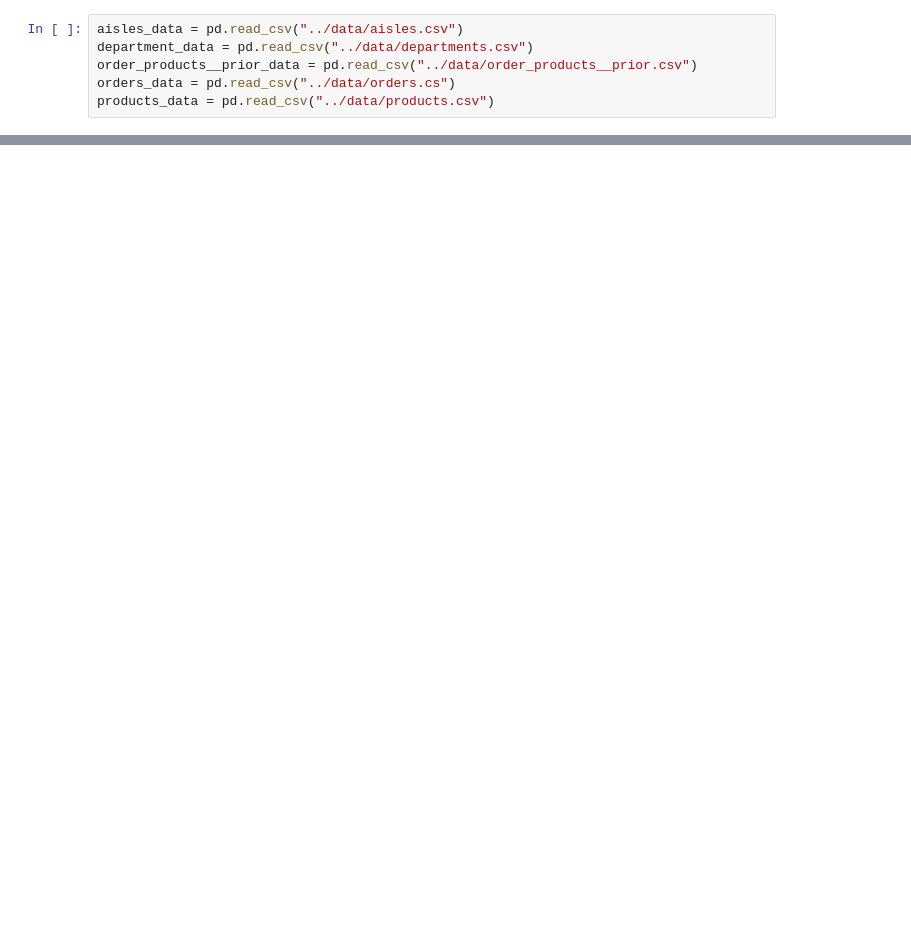
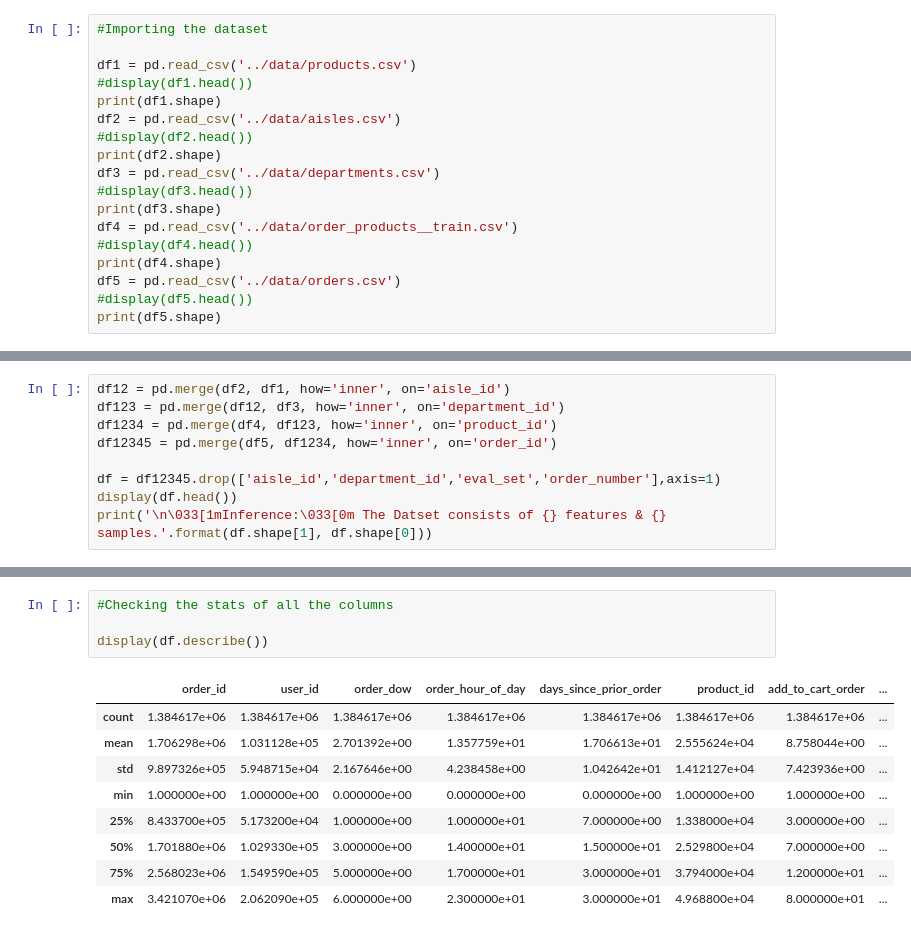
Before and after one commit to mirsahib/Project-GenAI, a Jupyter notebook: Grocery_Store/notebooks/Instacart_Recommendation_System.ipynb, the cells around one changed output, grey strips where cells are left out. Saved outputs shown, nothing was run; the diff lists cells and outputs as text; blank space fills up the shorter version.

Commit message:
:construction: working on exploratory data analysis

```diff
--- a/Grocery_Store/notebooks/Instacart_Recommendation_System.ipynb
+++ b/Grocery_Store/notebooks/Instacart_Recommendation_System.ipynb
@@ -3,7 +5,19 @@ import pandas as pd
 # %%
-aisles_data = pd.read_csv("../data/aisles.csv")
-department_data = pd.read_csv("../data/departments.csv")
-order_products__prior_data = pd.read_csv("../data/order_products__prior.csv")
-orders_data = pd.read_csv("../data/orders.cs")
-products_data = pd.read_csv("../data/products.csv")
+#Importing the dataset
+
+df1 = pd.read_csv('../data/products.csv')
+#display(df1.head())
+print(df1.shape)
+df2 = pd.read_csv('../data/aisles.csv')
+#display(df2.head())
+print(df2.shape)
+df3 = pd.read_csv('../data/departments.csv')
+#display(df3.head())
+print(df3.shape)
+df4 = pd.read_csv('../data/order_products__train.csv')
+#display(df4.head())
+print(df4.shape)
+df5 = pd.read_csv('../data/orders.csv')
+#display(df5.head())
+print(df5.shape)
 # %% [output]
@@ -13,0 +29,9 @@ FileNotFoundError: [Errno 2] No such file or directory: '../data/orders.cs'
+# %%
+df12 = pd.merge(df2, df1, how='inner', on='aisle_id')
+df123 = pd.merge(df12, df3, how='inner', on='department_id')
+df1234 = pd.merge(df4, df123, how='inner', on='product_id')
+df12345 = pd.merge(df5, df1234, how='inner', on='order_id')
+
+df = df12345.drop(['aisle_id','department_id','eval_set','order_number'],axis=1)
+display(df.head())
+print('\n\033[1mInference:\033[0m The Datset consists of {} features & {} samples.'.format(df.shape[1], df.shape[0]))
@@ -13,0 +85,14 @@ FileNotFoundError: [Errno 2] No such file or directory: '../data/orders.cs'
+# %%
+#Checking the stats of all the columns
+
+display(df.describe())
+# %% [output]
+|  | order_id | user_id | order_dow | order_hour_of_day | days_since_prior_order | product_id | add_to_cart_order | ... |
+| count | 1.384617e+06 | 1.384617e+06 | 1.384617e+06 | 1.384617e+06 | 1.384617e+06 | 1.384617e+06 | 1.384617e+06 | ... |
+| mean | 1.706298e+06 | 1.031128e+05 | 2.701392e+00 | 1.357759e+01 | 1.706613e+01 | 2.555624e+04 | 8.758044e+00 | ... |
+| std | 9.897326e+05 | 5.948715e+04 | 2.167646e+00 | 4.238458e+00 | 1.042642e+01 | 1.412127e+04 | 7.423936e+00 | ... |
+| min | 1.000000e+00 | 1.000000e+00 | 0.000000e+00 | 0.000000e+00 | 0.000000e+00 | 1.000000e+00 | 1.000000e+00 | ... |
+| 25% | 8.433700e+05 | 5.173200e+04 | 1.000000e+00 | 1.000000e+01 | 7.000000e+00 | 1.338000e+04 | 3.000000e+00 | ... |
+| 50% | 1.701880e+06 | 1.029330e+05 | 3.000000e+00 | 1.400000e+01 | 1.500000e+01 | 2.529800e+04 | 7.000000e+00 | ... |
+| 75% | 2.568023e+06 | 1.549590e+05 | 5.000000e+00 | 1.700000e+01 | 3.000000e+01 | 3.794000e+04 | 1.200000e+01 | ... |
+| max | 3.421070e+06 | 2.062090e+05 | 6.000000e+00 | 2.300000e+01 | 3.000000e+01 | 4.968800e+04 | 8.000000e+01 | ... |
```
Also changed, not shown: parts of 8 cells of this notebook.
